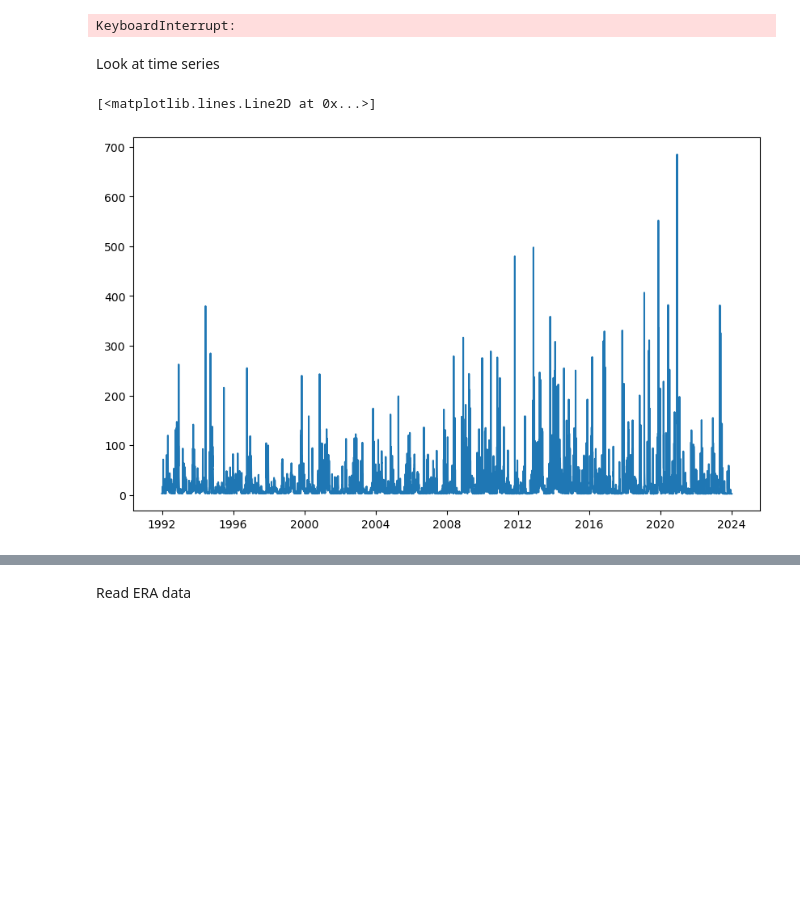
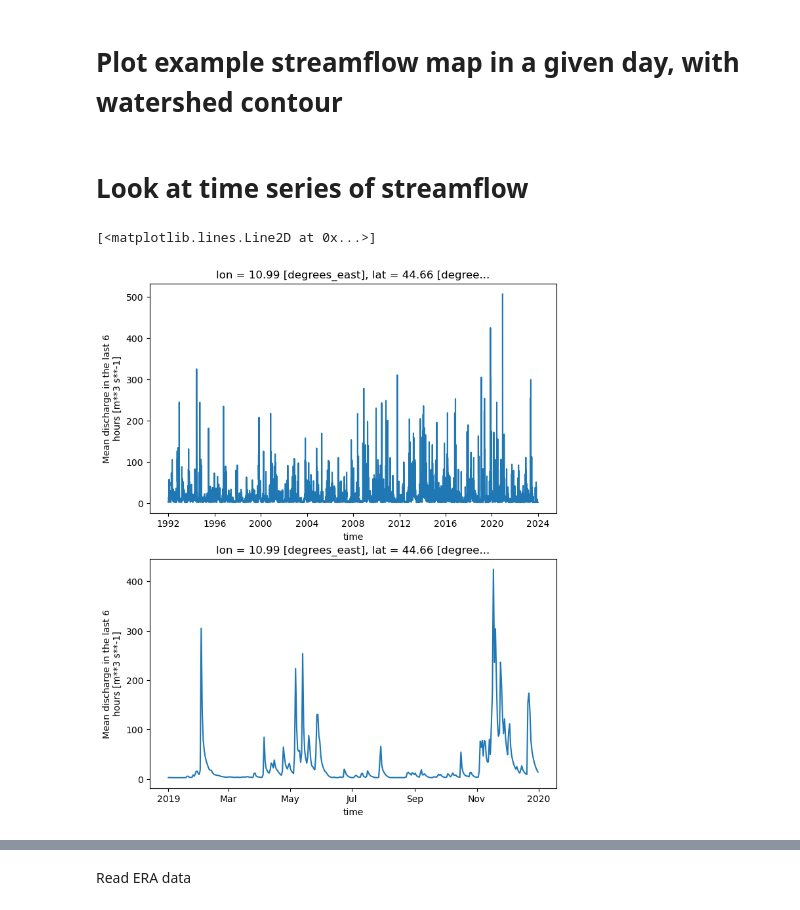
Before and after one commit to zappag/FLORA, a Jupyter notebook: explore.ipynb, the cells around one changed output, grey strips where cells are left out. Cells and saved outputs as stored; diff of their text form; code cells hidden in the pictures; blank space fills up the shorter version.

```diff
--- a/explore.ipynb
+++ b/explore.ipynb
@@ -72,3 +164,5 @@ ds_gp=data_ds_gp['dis06'].values
+# %% [markdown]
+# Plot example streamflow map in a given day, with watershed contour
 # %%
 # Plot a map for a day associated with Panaro flooding near Modena
 # It would be more efficient if we just read the .nc containing the event (sort by year)
@@ -82,7 +176,7 @@ if plot2d_day:
     #variable = dataset2d['dis06'].sel(time=time_step)
 
     # Extract longitude, latitude, and variable data
-    lon, lat, vv = data2d_day['lon'], data2d_day['lat'], data2d_day['dis06']
+    lon, lat, vv = data2d_day['lon'], data2d_day['lat'], data2d_day[disname]
 
     # Plot the map
     fig = plt.figure(figsize=(10, 6))
@@ -99,14 +193,17 @@ if plot2d_day:
     plt.title(f'Map for {time_step}')
     plt.colorbar(label='discharge')
     plt.show()
+
+
+    # Plot a map for a day associated with regional flooding
+    ax = plt.axes(projection=ccrs.PlateCarree())
+    plt.pcolormesh(lon, lat, vv, transform=ccrs.PlateCarree(), cmap='viridis',vmin=0,vmax=5)
+
+    # plot the watershed
+    shape_gdf.plot(ax=ax, color='none', edgecolor='red')
+    if tlabel=='modena':
+        plt.xlim([10, 13])  # Approximate longitude of Italy
+        plt.ylim([44, 45.5])  # Approximate latitude of Italy
+    plt.show()
-# %% [output]
-KeyboardInterrupt:
 # %% [markdown]
-Look at time series
+# Look at time series of streamflow
-# %%
-# plot time series for full period
-plt.figure(figsize=(10,6))
-plt.plot(data_ds_gp.time.values,ds_gp)
-# %% [output]
-[<matplotlib.lines.Line2D at 0x...>]
-[figure, removed]
@@ -116,0 +210,13 @@ daily_max = data_ds_gp.groupby('time.dayofyear').max(dim='time')
+# %%
+# plot timeseries using xarray
+
+fig,axs=plt.subplots(2,1,figsize=(8,10))
+time_start_plot="1992-01-01"
+time_end_plot="2023-12-31"
+xds_gp[disname].sel(time=slice(time_start_plot,time_end_plot)).plot(ax=axs[0])
+time_start_plot="2019-01-01"
+time_end_plot="2019-12-31"
+xds_gp[disname].sel(time=slice(time_start_plot,time_end_plot)).plot(ax=axs[1])
+# %% [output]
+[<matplotlib.lines.Line2D at 0x...>]
+[figure, added]
```
Also changed, not shown: parts of 40 cells of this notebook.
